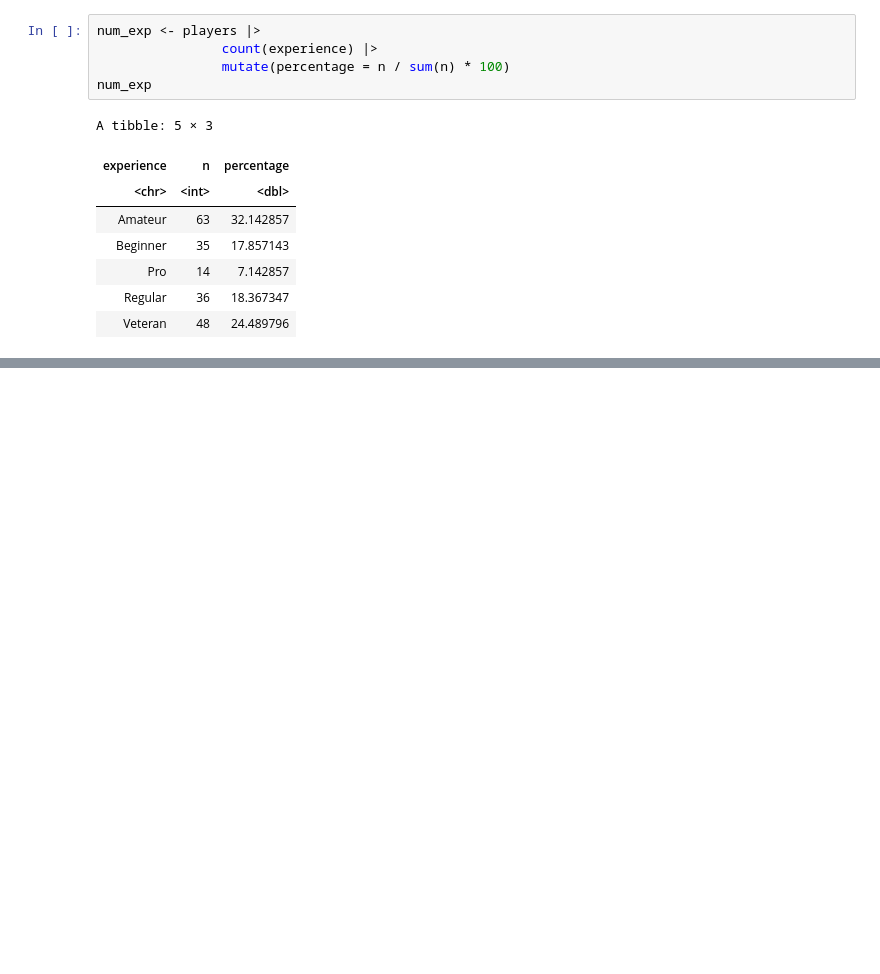
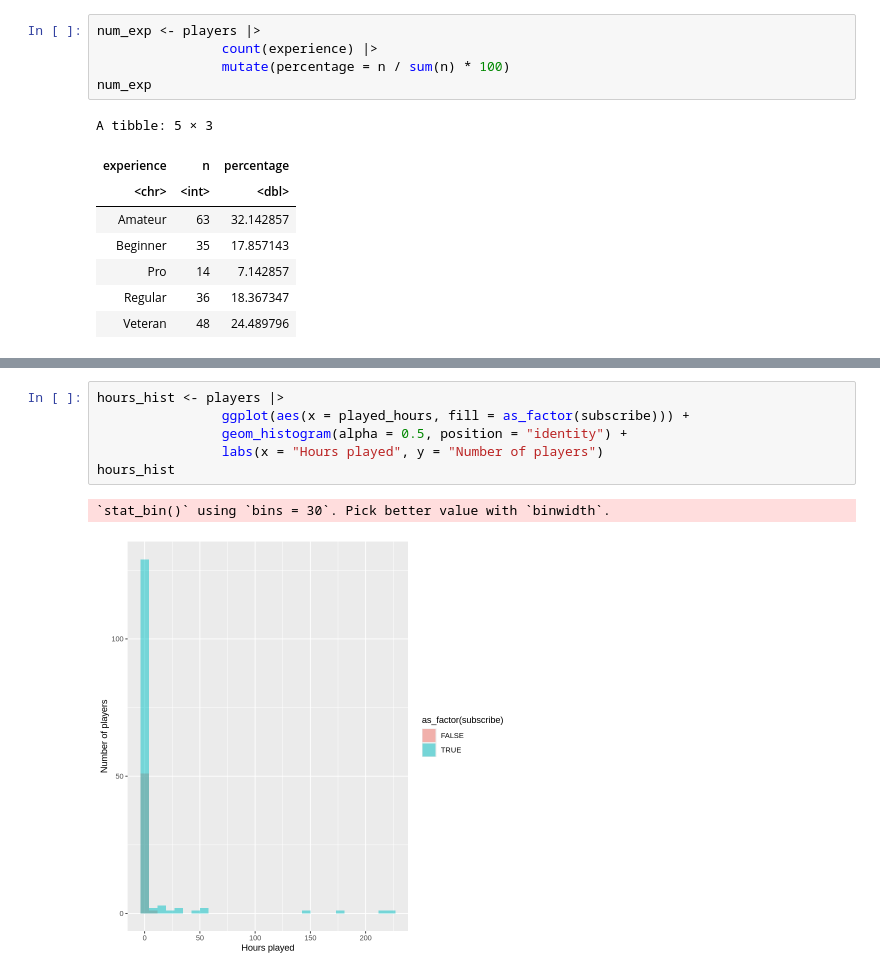
Before and after one commit to sameed102/sameed_proposal_004, a Jupyter notebook: planning-stage.ipynb, the cells around one changed output, grey strips where cells are left out. Cells and saved outputs as stored; diff of their text form; blank space fills up the shorter version.

```diff
--- a/planning-stage.ipynb
+++ b/planning-stage.ipynb
@@ -72,0 +104,9 @@ A tibble: 5 × 3
+# %%
+hours_hist <- players |>
+                ggplot(aes(x = played_hours, fill = as_factor(subscribe))) +
+                geom_histogram(alpha = 0.5, position = "identity") +
+                labs(x = "Hours played", y = "Number of players")
+hours_hist
+# %% [output]
+`stat_bin()` using `bins = 30`. Pick better value with `binwidth`.
+[figure, added]
```
Also changed, not shown: parts of 7 cells of this notebook.
